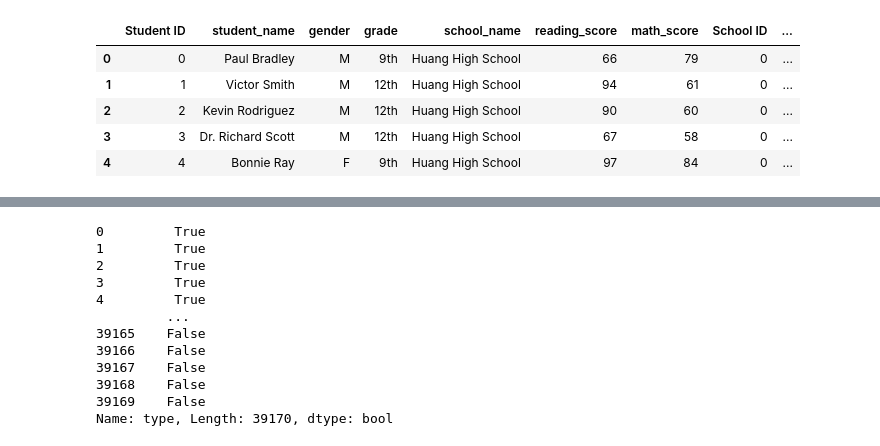
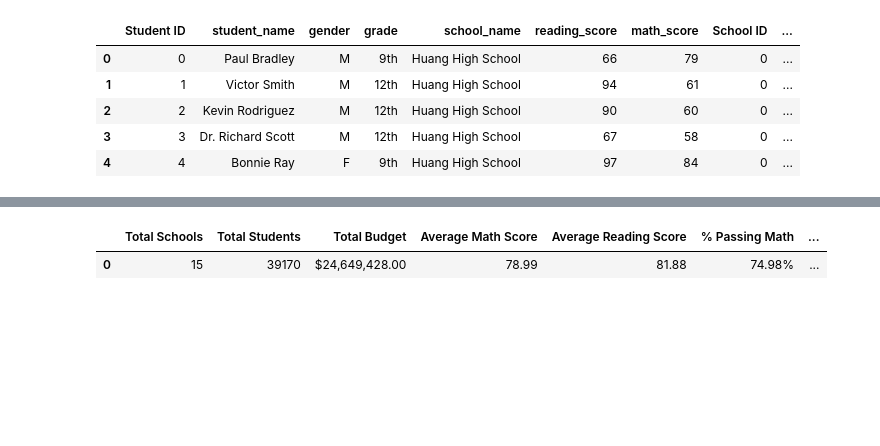
Before and after one commit to cannon-kaycee/pandas-challenge, a Jupyter notebook: PyCitySchools/PyCitySchools.ipynb, the cells around one changed output, grey strips where cells are left out. Saved outputs shown, nothing was run; the diff lists cells and outputs as text; code cells hidden in the pictures; blank space fills up the shorter version.

```diff
--- a/PyCitySchools/PyCitySchools.ipynb
+++ b/PyCitySchools/PyCitySchools.ipynb
@@ -24,32 +37,78 @@ school_data_complete_df.head()
 # %%
 #District Summary
 
 #Create a high level snapshot (in table form) of the district's key metrics, including:
 
 #Total Schools
+
+total_schools=len(school_data_renamed["School Name"].unique())
+
+
 #Total Students
+
+total_students=len(school_data_renamed["Student Name"])
+
 #Total Budget
+
+total_budget=school_data["budget"].sum()
+
+
 #Average Math Score
+
+avg_math_score=round(school_data_renamed["Math Score"].mean(),2)
+
 #Average Reading Score
+
+avg_read_score=round(school_data_renamed["Reading Score"].mean(),2)
+
 #% Passing Math (The percentage of students that passed math.)
+
+
+pass_math=school_data_renamed.loc[school_data_renamed["Math Score"] >= 70,:]
+
+num_pass_math=len(pass_math)
+
+perc_pass_math=num_pass_math/total_students*100
+
+
+
 #% Passing Reading (The percentage of students that passed reading.)
+
+pass_read=school_data_renamed.loc[school_data_renamed["Reading Score"] >= 70,:]
+
+num_pass_read=len(pass_read)
+
+perc_pass_read=num_pass_read/total_students*100
+
+perc_pass_read
+
 #% Overall Passing (The percentage of students that passed math and reading.)
 
-district_only=school_data_complete_df["type"]=="District"
-district_only
+pass_overall=school_data_renamed.loc[(school_data_renamed["Math Score"] >= 70) & (school_data_renamed["Reading Score"] >= 70), :]
+num_pass_overall=len(pass_overall)
+perc_overall_pass=num_pass_overall/total_students*100
+
+
+
+
+district_summary_df=pd.DataFrame({"Total Schools":[total_schools],
+                            "Total Students":total_students,
+                            "Total Budget":total_budget,
+                            "Average Math Score":avg_math_score,
+                           "Average Reading Score":avg_read_score,
+                            "% Passing Math":perc_pass_math,
+                            "% Passing Reading":perc_pass_read,
+                            "% Overall Passing":perc_overall_pass})
+
+
+district_summary_df["Total Budget"]=district_summary_df["Total Budget"].map("${:,.2f}".format)
+district_summary_df["% Passing Math"]=district_summary_df["% Passing Math"].map("{:.2f}%".format)
+district_summary_df["% Passing Reading"]=district_summary_df["% Passing Reading"].map("{:.2f}%".format)
+district_summary_df["% Overall Passing"]=district_summary_df["% Overall Passing"].map("{:.2f}%".format)
+district_summary_df
 # %% [output]
-0         True
-1         True
-2         True
-3         True
-4         True
-         ...
-39165    False
-39166    False
-39167    False
-39168    False
-39169    False
-Name: type, Length: 39170, dtype: bool
+|  | Total Schools | Total Students | Total Budget | Average Math Score | Average Reading Score | % Passing Math | ... |
+| 0 | 15 | 39170 | $24,649,428.00 | 78.99 | 81.88 | 74.98% | ... |
 # %%
 #School Summary
 
```
Also changed, not shown: parts of 3 cells of this notebook, 1 other file.
